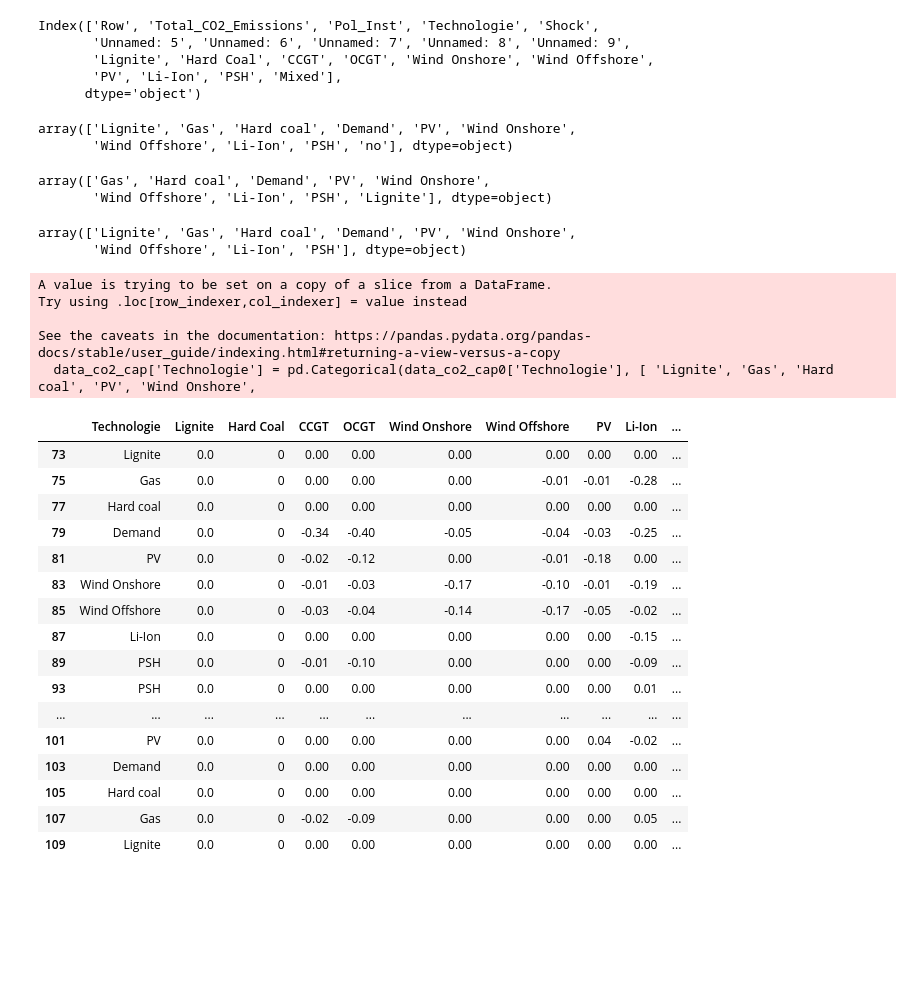
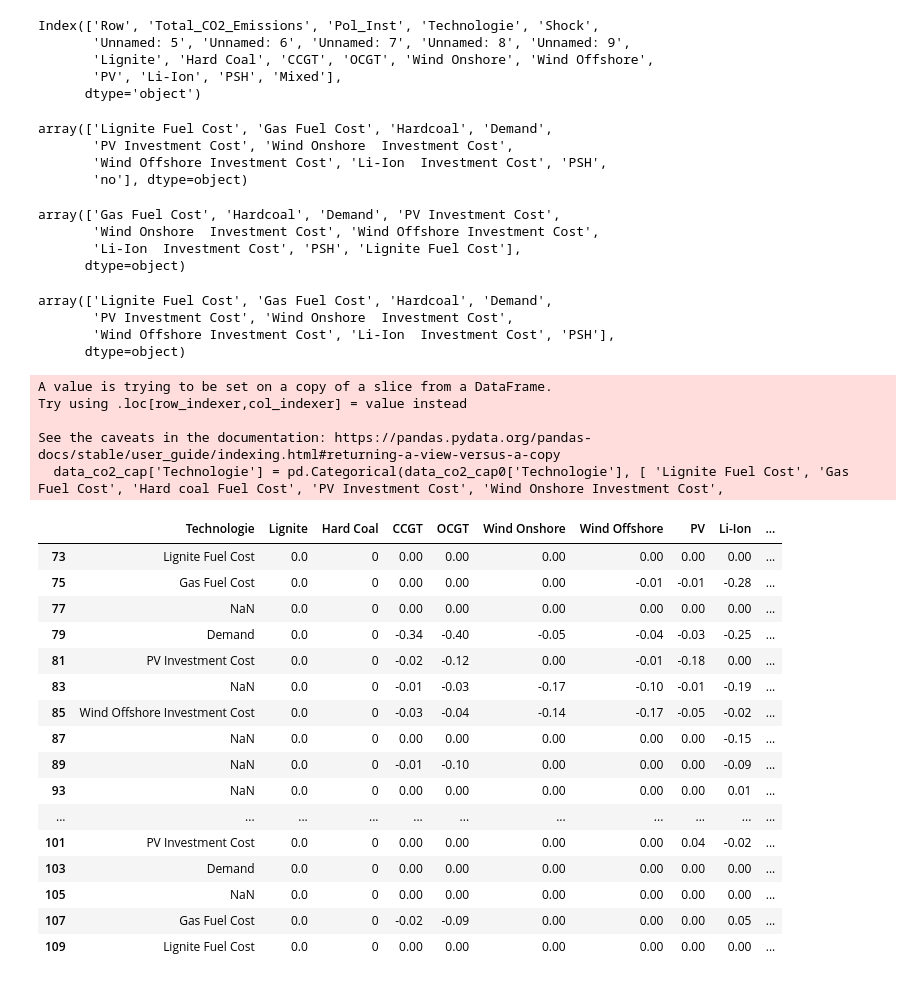
Before and after one commit to sjshtura/EWL-DUE, a Jupyter notebook: HEMF Working Paper/Figure 10.ipynb, the cells around one changed output. Saved outputs shown, nothing was run; the diff lists cells and outputs as text; code cells hidden in the pictures; blank space fills up the shorter version.

```diff
--- a/HEMF Working Paper/Figure 10.ipynb
+++ b/HEMF Working Paper/Figure 10.ipynb
@@ -45,25 +45,39 @@ Index(['Row', 'Total_CO2_Emissions', 'Pol_Inst', 'Technologie', 'Shock',
        'PV', 'Li-Ion', 'PSH', 'Mixed'],
       dtype='object')
 # %%
-data["Technologie"]= data["Technologie"].replace("Hardcoal", "Hard coal")
-data["Technologie"]= data["Technologie"].replace("Solar", "PV")
-data["Technologie"]= data["Technologie"].replace("Wind_Onshore", "Wind Onshore")
-data["Technologie"]= data["Technologie"].replace("Wind_Offshore", "Wind Offshore")
-data["Technologie"]= data["Technologie"].replace("Lit_Ion", "Li-Ion")
+data["Technologie"]= data["Technologie"].replace("Lignite", "Lignite Fuel Cost")
+data["Technologie"]= data["Technologie"].replace("Gas", "Gas Fuel Cost")
+data["Technologie"]= data["Technologie"].replace("Hard coal", "Hard coal Fuel Cost")
+data["Technologie"]= data["Technologie"].replace("Solar", "PV Investment Cost")
+data["Technologie"]= data["Technologie"].replace("Lit_Ion", "Li-Ion  Investment Cost")
+data["Technologie"]= data["Technologie"].replace("Wind_Onshore", "Wind Onshore  Investment Cost")
+data["Technologie"]= data["Technologie"].replace("Wind_Offshore", "Wind Offshore Investment Cost")
+
+
+
+# data["Technologie"]= data["Technologie"].replace("Hardcoal", "Hard coal")
+# data["Technologie"]= data["Technologie"].replace("Solar", "PV")
+# data["Technologie"]= data["Technologie"].replace("Wind_Onshore", "Wind Onshore")
+# data["Technologie"]= data["Technologie"].replace("Wind_Offshore", "Wind Offshore")
+# data["Technologie"]= data["Technologie"].replace("Lit_Ion", "Li-Ion")
 data0 = data[['Technologie', "Shock", "Pol_Inst" ,'Lignite', 'Hard Coal', 'CCGT', 'OCGT', 'Wind Onshore', 'Wind Offshore',
        'PV', 'Li-Ion', 'PSH', 'Mixed']]
 data0.Technologie.unique()
 # %% [output]
-array(['Lignite', 'Gas', 'Hard coal', 'Demand', 'PV', 'Wind Onshore',
-       'Wind Offshore', 'Li-Ion', 'PSH', 'no'], dtype=object)
+array(['Lignite Fuel Cost', 'Gas Fuel Cost', 'Hardcoal', 'Demand',
+       'PV Investment Cost', 'Wind Onshore  Investment Cost',
+       'Wind Offshore Investment Cost', 'Li-Ion  Investment Cost', 'PSH',
+       'no'], dtype=object)
 # %%
 data0 = data0.loc[data['Technologie']!='no']
 data0 = data0.loc[(data["Shock"] == -0.2) | (data["Shock"] == 0.2)]
 
 data0.Technologie.unique()
 # %% [output]
-array(['Gas', 'Hard coal', 'Demand', 'PV', 'Wind Onshore',
-       'Wind Offshore', 'Li-Ion', 'PSH', 'Lignite'], dtype=object)
+array(['Gas Fuel Cost', 'Hardcoal', 'Demand', 'PV Investment Cost',
+       'Wind Onshore  Investment Cost', 'Wind Offshore Investment Cost',
+       'Li-Ion  Investment Cost', 'PSH', 'Lignite Fuel Cost'],
+      dtype=object)
 # %%
 data_co2_cap0 = data0.loc[data['Pol_Inst']=='CO2_Tax']
 # %%
@@ -72,38 +86,40 @@ data_co2_cap = data_co2_cap0[['Technologie','Lignite', 'Hard Coal', 'CCGT', 'OCG
 # %%
 data_co2_cap.Technologie.unique()
 # %% [output]
-array(['Lignite', 'Gas', 'Hard coal', 'Demand', 'PV', 'Wind Onshore',
-       'Wind Offshore', 'Li-Ion', 'PSH'], dtype=object)
+array(['Lignite Fuel Cost', 'Gas Fuel Cost', 'Hardcoal', 'Demand',
+       'PV Investment Cost', 'Wind Onshore  Investment Cost',
+       'Wind Offshore Investment Cost', 'Li-Ion  Investment Cost', 'PSH'],
+      dtype=object)
 # %%
 data_co2_cap0
 
-data_co2_cap['Technologie'] = pd.Categorical(data_co2_cap0['Technologie'], [ 'Lignite', 'Gas', 'Hard coal', 'PV', 'Wind Onshore',
-       'Wind Offshore', 'Li-Ion', 'PSH', 'Demand'])
+data_co2_cap['Technologie'] = pd.Categorical(data_co2_cap0['Technologie'], [ 'Lignite Fuel Cost', 'Gas Fuel Cost', 'Hard coal Fuel Cost', 'PV Investment Cost', 'Wind Onshore Investment Cost',
+       'Wind Offshore Investment Cost', 'Li-Ion Investment Cost', 'PSH Investment Cost', 'Demand'])
 data_co2_cap.sort_values("Technologie")
 data_co2_cap
 # %% [output]
 A value is trying to be set on a copy of a slice from a DataFrame.
 Try using .loc[row_indexer,col_indexer] = value instead
 
 See the caveats in the documentation: https://pandas.pydata.org/pandas-docs/stable/user_guide/indexing.html#returning-a-view-versus-a-copy
-  data_co2_cap['Technologie'] = pd.Categorical(data_co2_cap0['Technologie'], [ 'Lignite', 'Gas', 'Hard coal', 'PV', 'Wind Onshore',
+  data_co2_cap['Technologie'] = pd.Categorical(data_co2_cap0['Technologie'], [ 'Lignite Fuel Cost', 'Gas Fuel Cost', 'Hard coal Fuel Cost', 'PV Investment Cost', 'Wind Onshore Investment Cost',
 |  | Technologie | Lignite | Hard Coal | CCGT | OCGT | Wind Onshore | Wind Offshore | PV | Li-Ion | ... |
-| 73 | Lignite | 0.0 | 0 | 0.00 | 0.00 | 0.00 | 0.00 | 0.00 | 0.00 | ... |
-| 75 | Gas | 0.0 | 0 | 0.00 | 0.00 | 0.00 | -0.01 | -0.01 | -0.28 | ... |
-| 77 | Hard coal | 0.0 | 0 | 0.00 | 0.00 | 0.00 | 0.00 | 0.00 | 0.00 | ... |
+| 73 | Lignite Fuel Cost | 0.0 | 0 | 0.00 | 0.00 | 0.00 | 0.00 | 0.00 | 0.00 | ... |
+| 75 | Gas Fuel Cost | 0.0 | 0 | 0.00 | 0.00 | 0.00 | -0.01 | -0.01 | -0.28 | ... |
+| 77 | NaN | 0.0 | 0 | 0.00 | 0.00 | 0.00 | 0.00 | 0.00 | 0.00 | ... |
 | 79 | Demand | 0.0 | 0 | -0.34 | -0.40 | -0.05 | -0.04 | -0.03 | -0.25 | ... |
-| 81 | PV | 0.0 | 0 | -0.02 | -0.12 | 0.00 | -0.01 | -0.18 | 0.00 | ... |
-| 83 | Wind Onshore | 0.0 | 0 | -0.01 | -0.03 | -0.17 | -0.10 | -0.01 | -0.19 | ... |
-| 85 | Wind Offshore | 0.0 | 0 | -0.03 | -0.04 | -0.14 | -0.17 | -0.05 | -0.02 | ... |
-| 87 | Li-Ion | 0.0 | 0 | 0.00 | 0.00 | 0.00 | 0.00 | 0.00 | -0.15 | ... |
-| 89 | PSH | 0.0 | 0 | -0.01 | -0.10 | 0.00 | 0.00 | 0.00 | -0.09 | ... |
-| 93 | PSH | 0.0 | 0 | 0.00 | 0.00 | 0.00 | 0.00 | 0.00 | 0.01 | ... |
+| 81 | PV Investment Cost | 0.0 | 0 | -0.02 | -0.12 | 0.00 | -0.01 | -0.18 | 0.00 | ... |
+| 83 | NaN | 0.0 | 0 | -0.01 | -0.03 | -0.17 | -0.10 | -0.01 | -0.19 | ... |
+| 85 | Wind Offshore Investment Cost | 0.0 | 0 | -0.03 | -0.04 | -0.14 | -0.17 | -0.05 | -0.02 | ... |
+| 87 | NaN | 0.0 | 0 | 0.00 | 0.00 | 0.00 | 0.00 | 0.00 | -0.15 | ... |
+| 89 | NaN | 0.0 | 0 | -0.01 | -0.10 | 0.00 | 0.00 | 0.00 | -0.09 | ... |
+| 93 | NaN | 0.0 | 0 | 0.00 | 0.00 | 0.00 | 0.00 | 0.00 | 0.01 | ... |
 | ... | ... | ... | ... | ... | ... | ... | ... | ... | ... | ... |
-| 101 | PV | 0.0 | 0 | 0.00 | 0.00 | 0.00 | 0.00 | 0.04 | -0.02 | ... |
+| 101 | PV Investment Cost | 0.0 | 0 | 0.00 | 0.00 | 0.00 | 0.00 | 0.04 | -0.02 | ... |
 | 103 | Demand | 0.0 | 0 | 0.00 | 0.00 | 0.00 | 0.00 | 0.00 | 0.00 | ... |
-| 105 | Hard coal | 0.0 | 0 | 0.00 | 0.00 | 0.00 | 0.00 | 0.00 | 0.00 | ... |
-| 107 | Gas | 0.0 | 0 | -0.02 | -0.09 | 0.00 | 0.00 | 0.00 | 0.05 | ... |
-| 109 | Lignite | 0.0 | 0 | 0.00 | 0.00 | 0.00 | 0.00 | 0.00 | 0.00 | ... |
+| 105 | NaN | 0.0 | 0 | 0.00 | 0.00 | 0.00 | 0.00 | 0.00 | 0.00 | ... |
+| 107 | Gas Fuel Cost | 0.0 | 0 | -0.02 | -0.09 | 0.00 | 0.00 | 0.00 | 0.05 | ... |
+| 109 | Lignite Fuel Cost | 0.0 | 0 | 0.00 | 0.00 | 0.00 | 0.00 | 0.00 | 0.00 | ... |
 # %%
 #hue1 = ["#ADD8E6", "#414141", "#FFA500", "#fff340", "#00b8f2", "#a19595", "#f23333", "#2397fc"]
 
```
Also changed, not shown: parts of 4 cells of this notebook, 20 other files.
